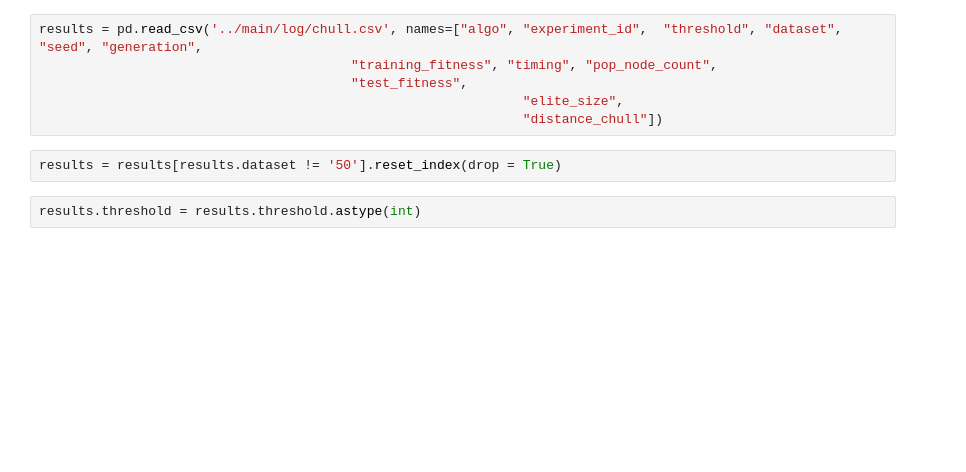
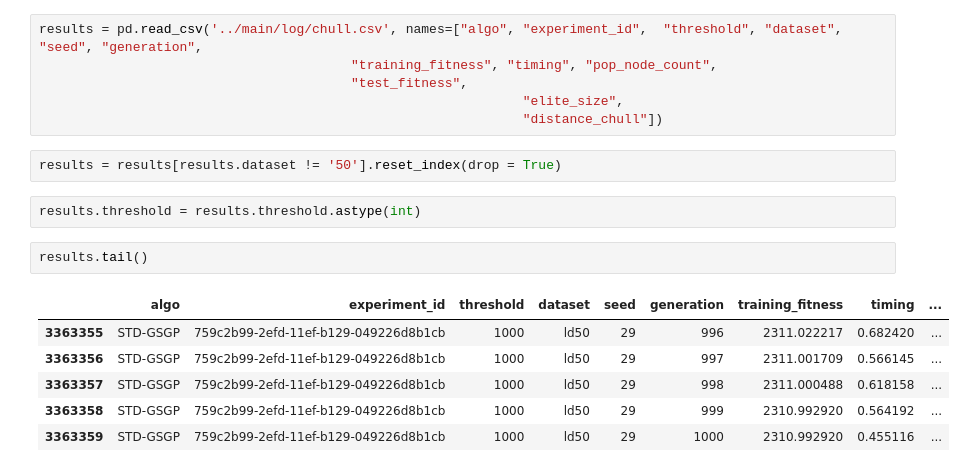
Before and after one commit to Rizzolioli/SlimShady, a Jupyter notebook: utils/CHull visualizations.ipynb, the cells around one changed output. Drawn from its saved outputs; the diff is of its cells as text; blank space fills up the shorter version.

```diff
--- a/utils/CHull visualizations.ipynb
+++ b/utils/CHull visualizations.ipynb
@@ -13,5 +13,14 @@ results = pd.read_csv('../main/log/chull.csv', names=["algo", "experiment_id",
 results = results[results.dataset != '50'].reset_index(drop = True)
 # %%
 results.threshold = results.threshold.astype(int)
+# %%
+results.tail()
+# %% [output]
+|  | algo | experiment_id | threshold | dataset | seed | generation | training_fitness | timing | ... |
+| 3363355 | STD-GSGP | 759c2b99-2efd-11ef-b129-049226d8b1cb | 1000 | ld50 | 29 | 996 | 2311.022217 | 0.682420 | ... |
+| 3363356 | STD-GSGP | 759c2b99-2efd-11ef-b129-049226d8b1cb | 1000 | ld50 | 29 | 997 | 2311.001709 | 0.566145 | ... |
+| 3363357 | STD-GSGP | 759c2b99-2efd-11ef-b129-049226d8b1cb | 1000 | ld50 | 29 | 998 | 2311.000488 | 0.618158 | ... |
+| 3363358 | STD-GSGP | 759c2b99-2efd-11ef-b129-049226d8b1cb | 1000 | ld50 | 29 | 999 | 2310.992920 | 0.564192 | ... |
+| 3363359 | STD-GSGP | 759c2b99-2efd-11ef-b129-049226d8b1cb | 1000 | ld50 | 29 | 1000 | 2310.992920 | 0.455116 | ... |
 # %%
 for data in results.dataset.unique():
```
Also changed, not shown: parts of 1 cell of this notebook, 1 other file.
